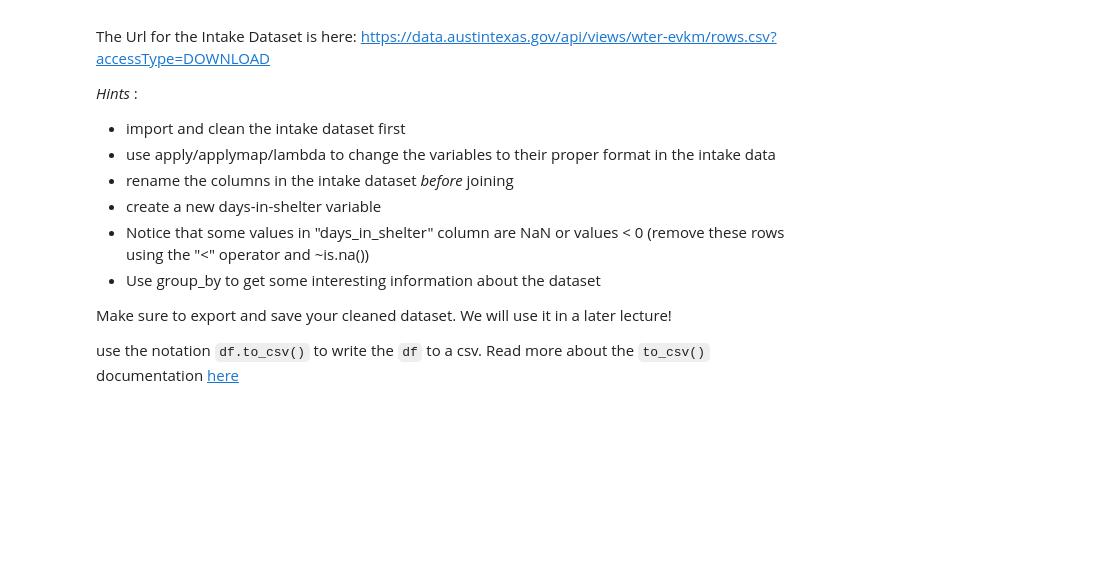
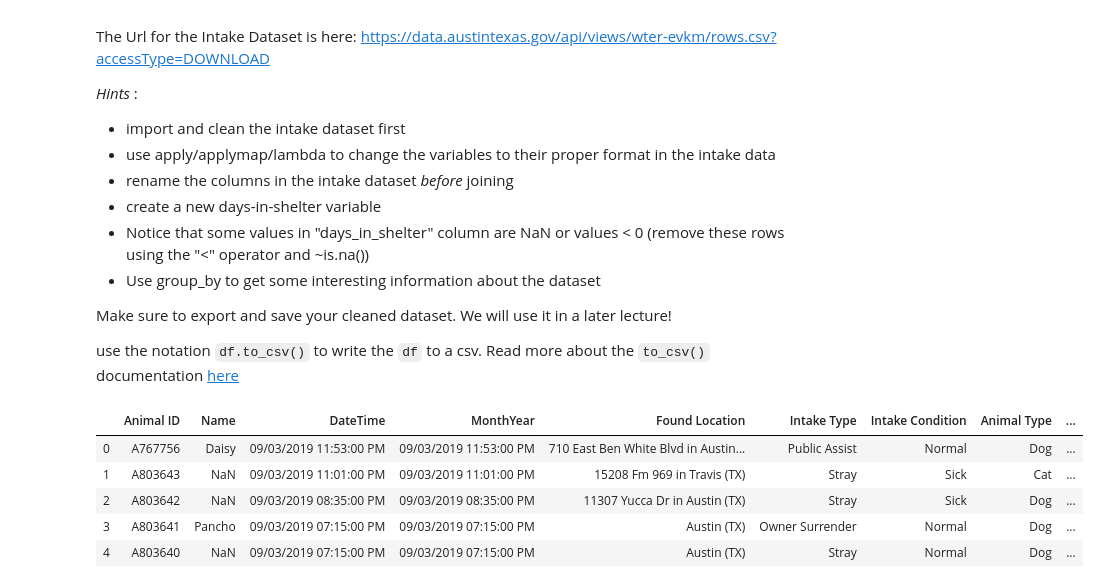
Before and after one commit to NathanVenos/dc-ds-08-26-19, a Jupyter notebook: module-1/week-2/day-1-pandas-2/pandas-2-manipulation-working.ipynb, the cells around one changed output. Cells and saved outputs as stored; diff of their text form; code cells hidden in the pictures; blank space fills up the shorter version.

```diff
--- a/module-1/week-2/day-1-pandas-2/pandas-2-manipulation-working.ipynb
+++ b/module-1/week-2/day-1-pandas-2/pandas-2-manipulation-working.ipynb
@@ -810,0 +852,11 @@ use the notation `df.to_csv()` to write the `df` to a csv. Read more about the `
+# %%
+#code here
+animal_intake = pd.read_csv('https://data.austintexas.gov/api/views/wter-evkm/rows.csv?accessType=DOWNLOAD')
+animal_intake.head()
+# %% [output]
+|  | Animal ID | Name | DateTime | MonthYear | Found Location | Intake Type | Intake Condition | Animal Type | ... |
+| 0 | A767756 | Daisy | 09/03/2019 11:53:00 PM | 09/03/2019 11:53:00 PM | 710 East Ben White Blvd in Austin... | Public Assist | Normal | Dog | ... |
+| 1 | A803643 | NaN | 09/03/2019 11:01:00 PM | 09/03/2019 11:01:00 PM | 15208 Fm 969 in Travis (TX) | Stray | Sick | Cat | ... |
+| 2 | A803642 | NaN | 09/03/2019 08:35:00 PM | 09/03/2019 08:35:00 PM | 11307 Yucca Dr in Austin (TX) | Stray | Sick | Dog | ... |
+| 3 | A803641 | Pancho | 09/03/2019 07:15:00 PM | 09/03/2019 07:15:00 PM | Austin (TX) | Owner Surrender | Normal | Dog | ... |
+| 4 | A803640 | NaN | 09/03/2019 07:15:00 PM | 09/03/2019 07:15:00 PM | Austin (TX) | Stray | Normal | Dog | ... |
```
Also changed, not shown: parts of 28 cells of this notebook.
